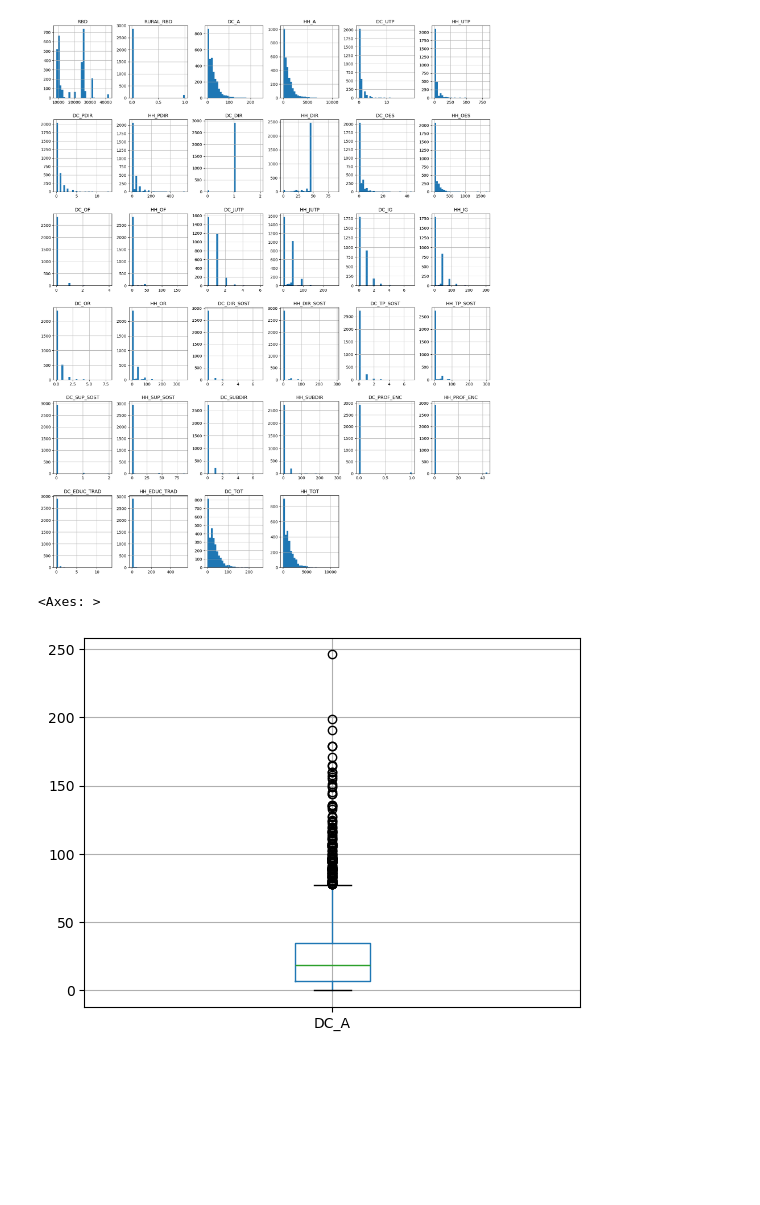
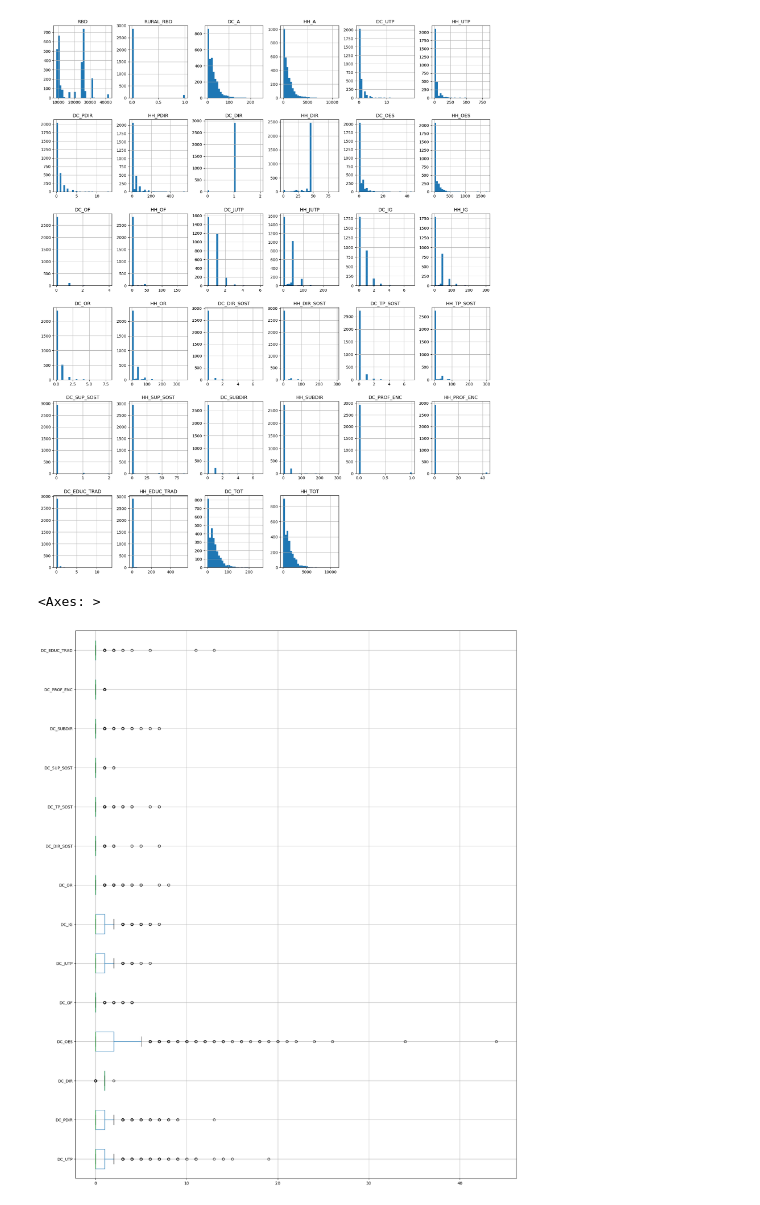
Before and after one commit to catalina1306/Los_chuquicamata, a Jupyter notebook: exploracion/dotacion/Docentes.ipynb, the cells around one changed output. Drawn from its saved outputs; the diff is of its cells as text; code cells hidden in the pictures; blank space fills up the shorter version.

Commit message:
docentes y asistentes
estoy haciendo una carpeta para hacer 2 jupyter para anexar al hito1

```diff
--- a/exploracion/Docentes.ipynb
+++ b/exploracion/dotacion/Docentes.ipynb
@@ -134,7 +133,9 @@ plt.savefig('histograma_df_docentes.png', bbox_inches='tight')
 # %% [output]
 [figure]
 # %%
-df_docentes.boxplot(column=['DC_A'])
+
+df_docentesplot = df_docentes.drop(columns = ['DC_TOT','DC_A','RBD','HH_TOT','HH_A','HH_EDUC_TRAD','HH_PROF_ENC','HH_SUBDIR','HH_SUP_SOST','HH_TP_SOST','HH_PDIR','HH_DIR','HH_OES','HH_DIR_SOST','HH_OR','HH_IG','HH_UTP','RURAL_RBD','HH_JUTP','HH_OF'])
+df_docentesplot.boxplot(figsize=(20, 25), vert=False)
 # %% [output]
 <Axes: >
-[figure, old version]
+[figure, new version]
```
Also changed, not shown: parts of 4 cells of this notebook, 4 other files.
